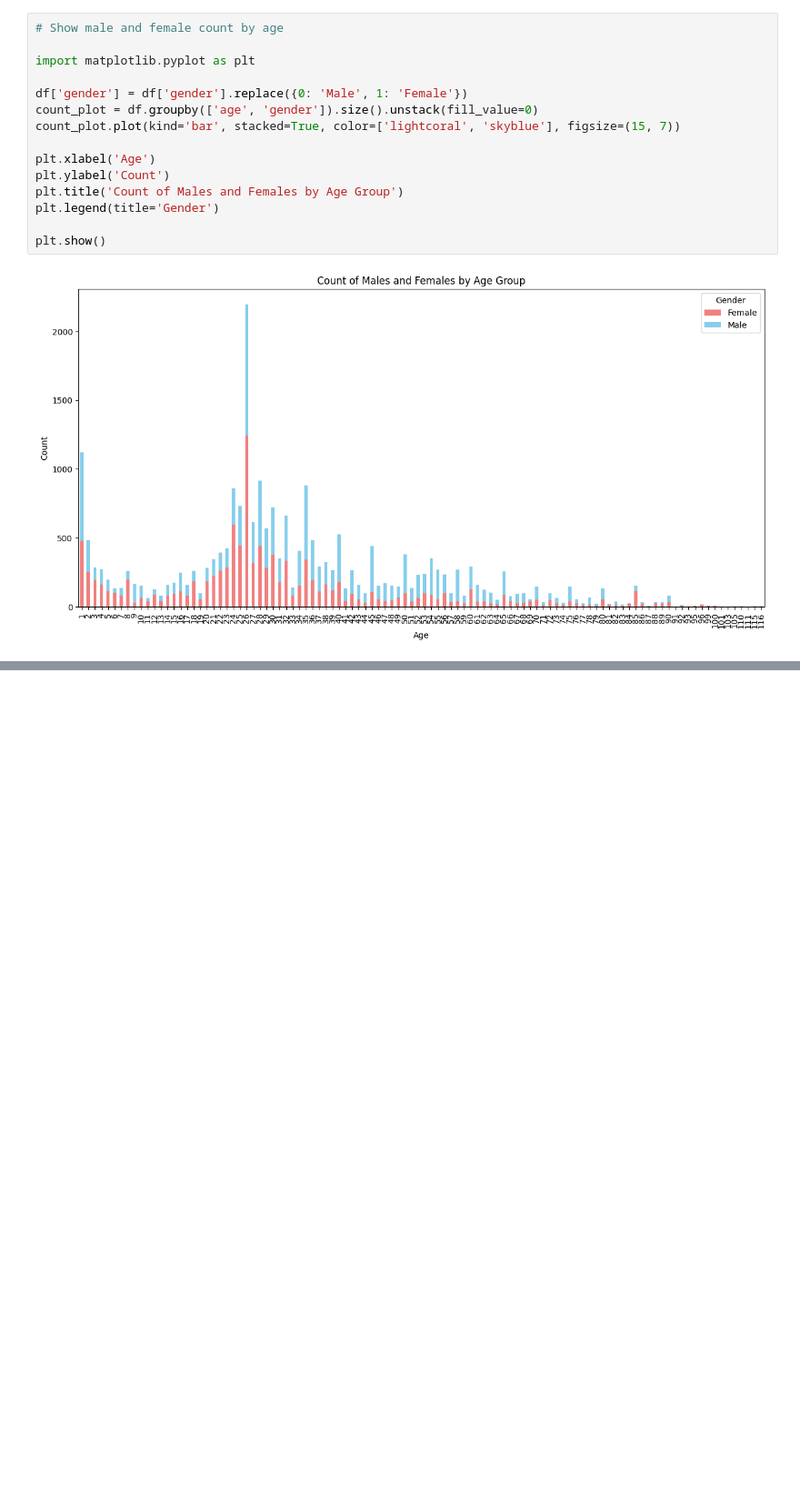
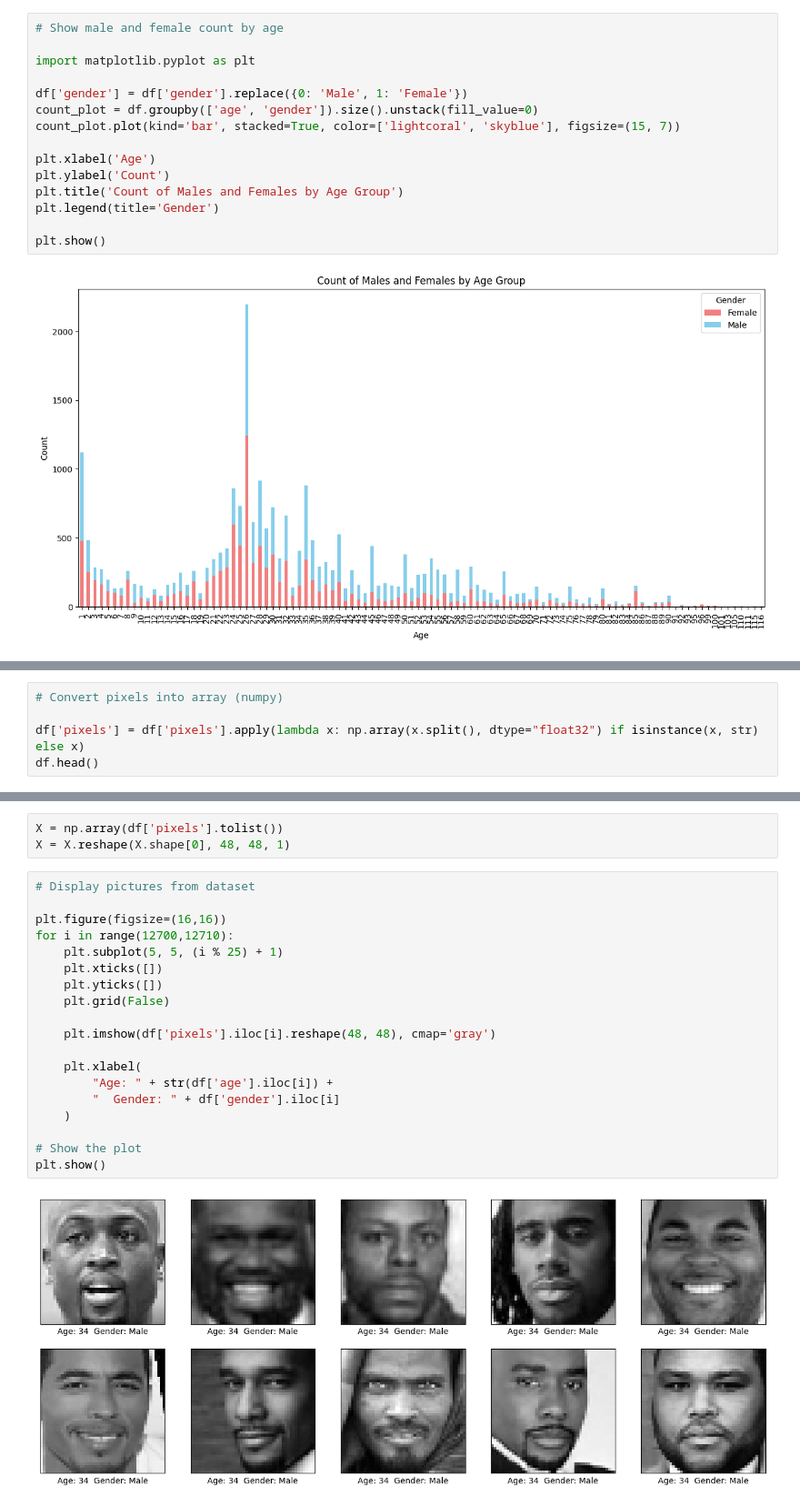
Before and after one commit to jovanovic-djo/person-attribute-classification, a Jupyter notebook: notebooks/notebook.ipynb, the cells around one changed output, grey strips where cells are left out. Shown at 91% size. Cells and saved outputs as stored; diff of their text form; blank space fills up the shorter version.

```diff
--- a/notebooks/notebook.ipynb
+++ b/notebooks/notebook.ipynb
@@ -58,0 +69,5 @@ plt.show()
+# %%
+# Convert pixels into array (numpy)
+
+df['pixels'] = df['pixels'].apply(lambda x: np.array(x.split(), dtype="float32") if isinstance(x, str) else x)
+df.head()
@@ -58,0 +81,24 @@ plt.show()
+# %%
+X = np.array(df['pixels'].tolist())
+X = X.reshape(X.shape[0], 48, 48, 1)
+# %%
+# Display pictures from dataset
+
+plt.figure(figsize=(16,16))
+for i in range(12700,12710):
+    plt.subplot(5, 5, (i % 25) + 1)
+    plt.xticks([])
+    plt.yticks([])
+    plt.grid(False)
+
+    plt.imshow(df['pixels'].iloc[i].reshape(48, 48), cmap='gray')
+
+    plt.xlabel(
+        "Age: " + str(df['age'].iloc[i]) +
+        "  Gender: " + df['gender'].iloc[i]
+    )
+
+# Show the plot
+plt.show()
+# %% [output]
+[figure, added]
```
Also changed, not shown: parts of 5 cells of this notebook, 1 other file.
